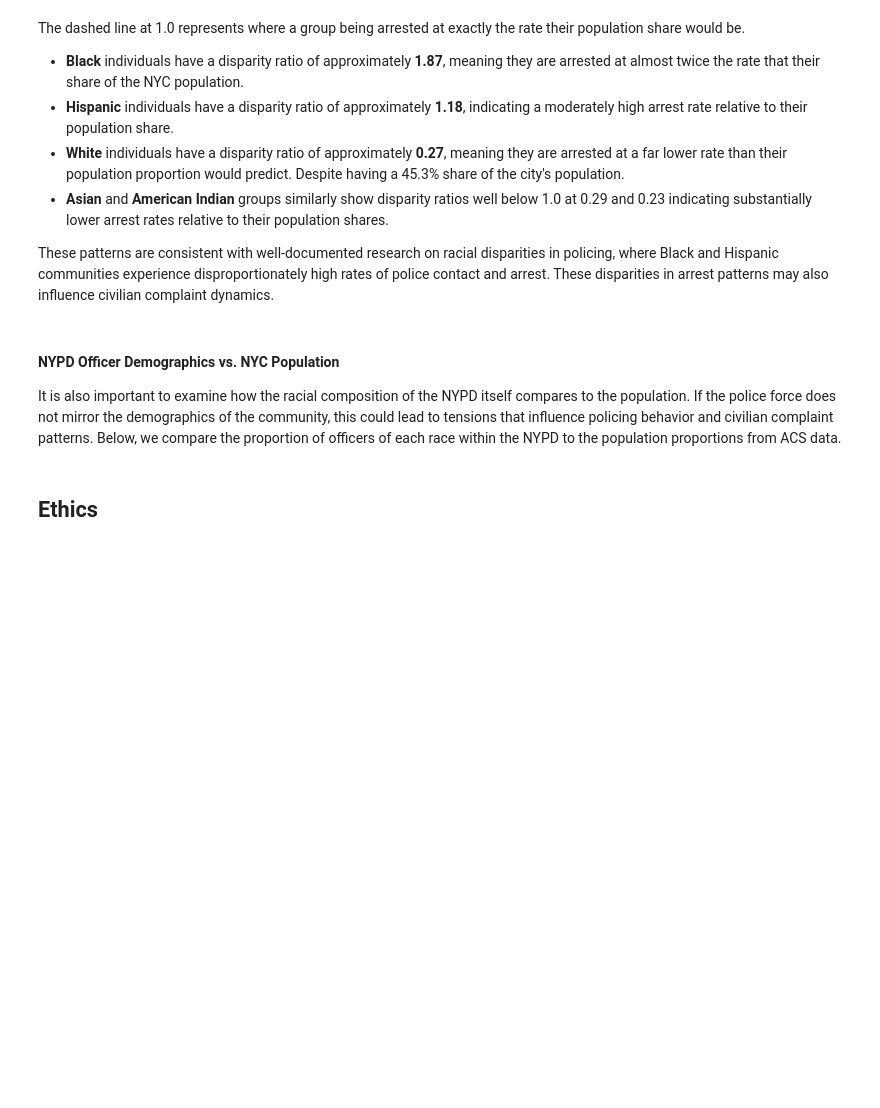
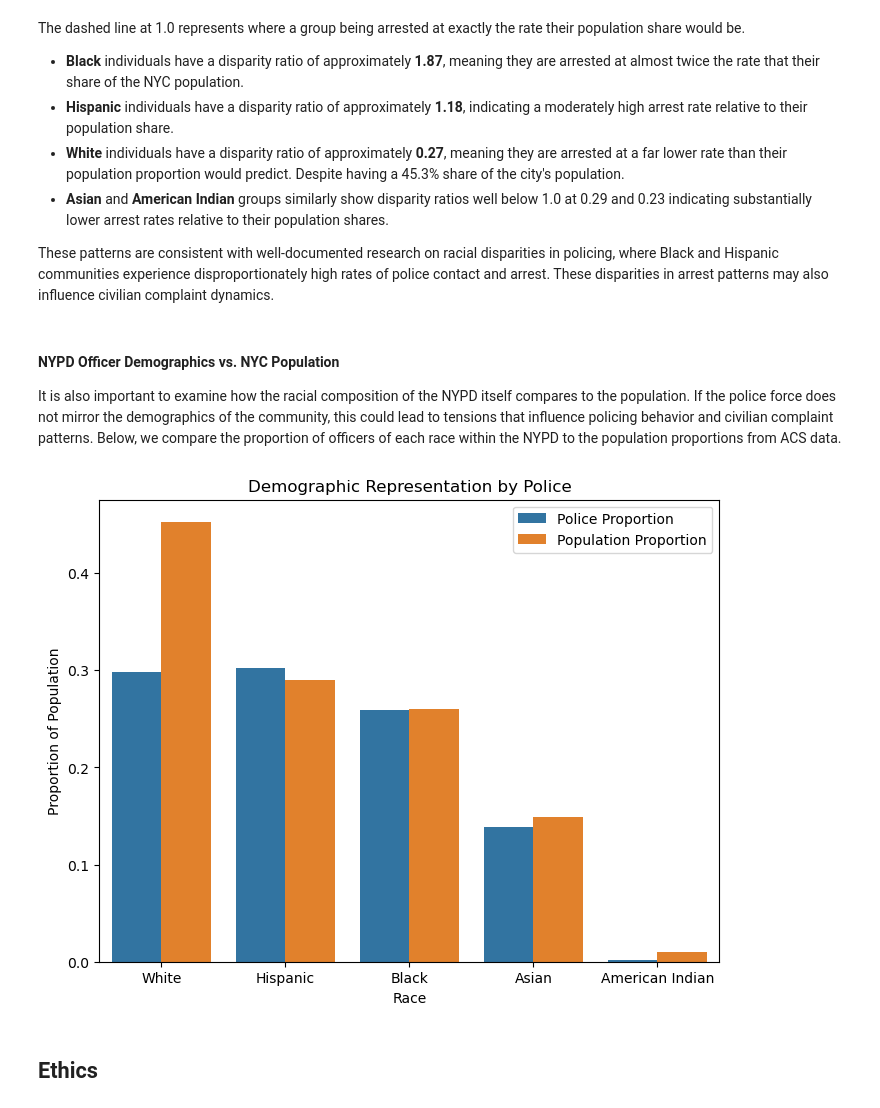
Before and after one commit to COGS108/Group017_WI26, a Jupyter notebook: 02-EDACheckpoint.ipynb, the cells around one changed output. Cells and saved outputs as stored; diff of their text form; code cells hidden in the pictures; blank space fills up the shorter version.

```diff
--- a/02-EDACheckpoint.ipynb
+++ b/02-EDACheckpoint.ipynb
@@ -512,27 +870,25 @@ It is also important to examine how the racial composition of the NYPD itself co
 # %%
 police_proportions = (officer_df["race"].value_counts(normalize=True).reset_index())
 police_proportions.columns = ["Race", "Police Proportion"]
 
 police_vs_nyc = police_proportions.merge(nyc_proportions, on="Race")
 police_vs_nyc = police_vs_nyc.sort_values(by= 'Population Proportion', ascending = False)
 police_vs_nyc_long = police_vs_nyc.melt(id_vars="Race",value_vars=["Police Proportion", "Population Proportion"],
     var_name="Group",
     value_name="Proportion"
 )
 plt.figure(figsize=(8,6))
 
-sns.barplot(data=police_vs_nyc_long,
-    x="Race",
-    y="Proportion",
-    hue="Group"
-)
+sns.barplot(data=police_vs_nyc_long, x="Race", y="Proportion",hue="Group")
 
 plt.title("Demographic Representation by Police")
 plt.ylabel("Proportion of Population")
 plt.xlabel("Race")
 plt.legend(title="")
 
 plt.show()
+# %% [output]
+[figure, added]
 # %% [markdown]
 ## Ethics
 # %% [markdown]
```
Also changed, not shown: parts of 43 cells of this notebook.
